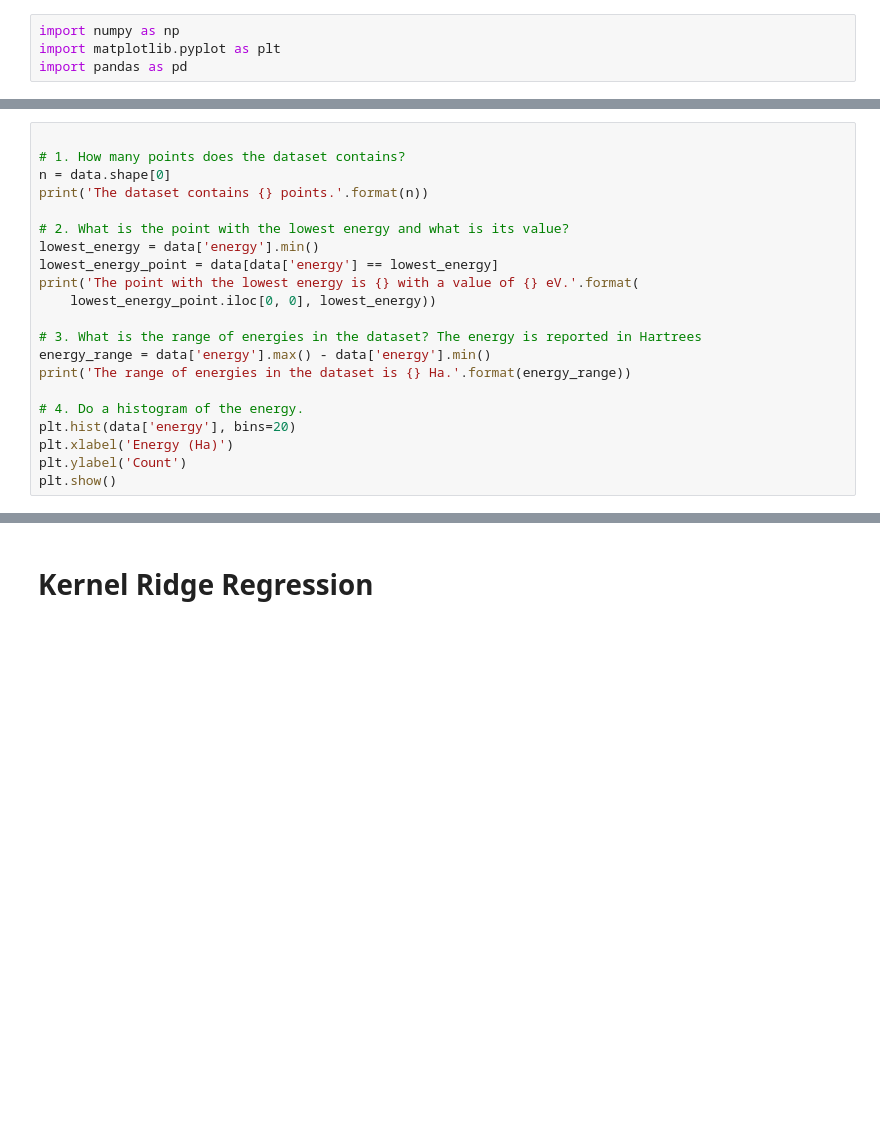
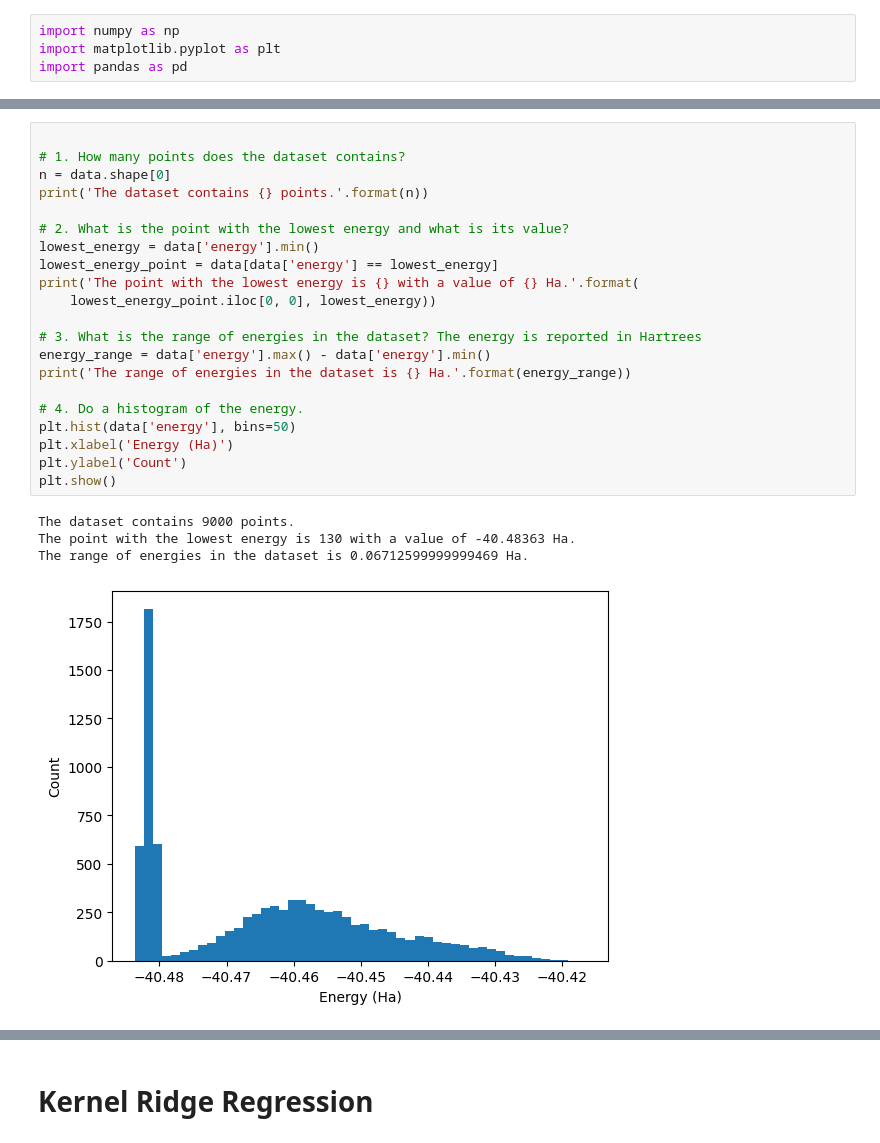
Before and after one commit to ChemAI-Lab/AI4Chem, a Jupyter notebook: website/modules/02-kernel_ridge_regression.ipynb, the cells around one changed output, grey strips where cells are left out. Cells and saved outputs as stored; diff of their text form; blank space fills up the shorter version.

```diff
--- a/website/modules/02-kernel_ridge_regression.ipynb
+++ b/website/modules/02-kernel_ridge_regression.ipynb
@@ -38,24 +46,29 @@ data.head()
 # %%
 
 # 1. How many points does the dataset contains?
 n = data.shape[0]
 print('The dataset contains {} points.'.format(n))
 
 # 2. What is the point with the lowest energy and what is its value?
 lowest_energy = data['energy'].min()
 lowest_energy_point = data[data['energy'] == lowest_energy]
-print('The point with the lowest energy is {} with a value of {} eV.'.format(
+print('The point with the lowest energy is {} with a value of {} Ha.'.format(
     lowest_energy_point.iloc[0, 0], lowest_energy))
 
 # 3. What is the range of energies in the dataset? The energy is reported in Hartrees
 energy_range = data['energy'].max() - data['energy'].min()
 print('The range of energies in the dataset is {} Ha.'.format(energy_range))
 
 # 4. Do a histogram of the energy.
-plt.hist(data['energy'], bins=20)
+plt.hist(data['energy'], bins=50)
 plt.xlabel('Energy (Ha)')
 plt.ylabel('Count')
 plt.show()
+# %% [output]
+The dataset contains 9000 points.
+The point with the lowest energy is 130 with a value of -40.48363 Ha.
+The range of energies in the dataset is 0.06712599999999469 Ha.
+[figure, added]
 # %%
 # Load PIPs representation per molecule
 y_all = data['energy'].to_numpy()
```
Also changed, not shown: parts of 7 cells of this notebook, 4 other files.
